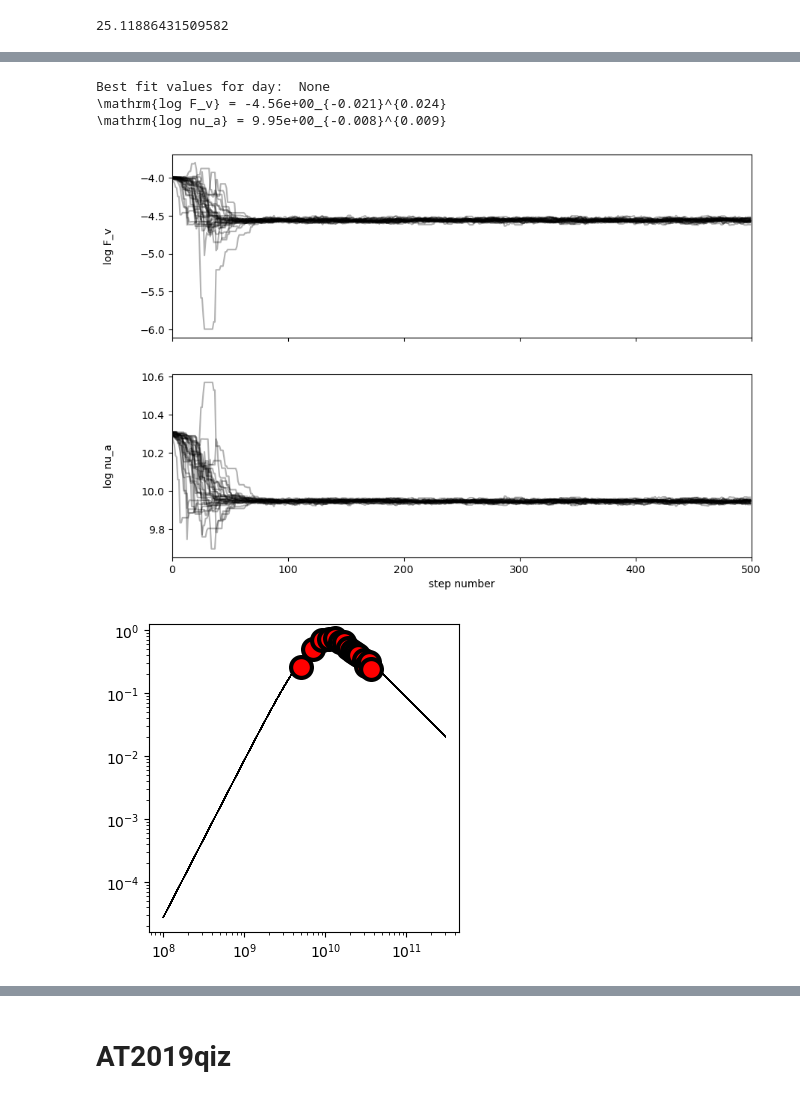
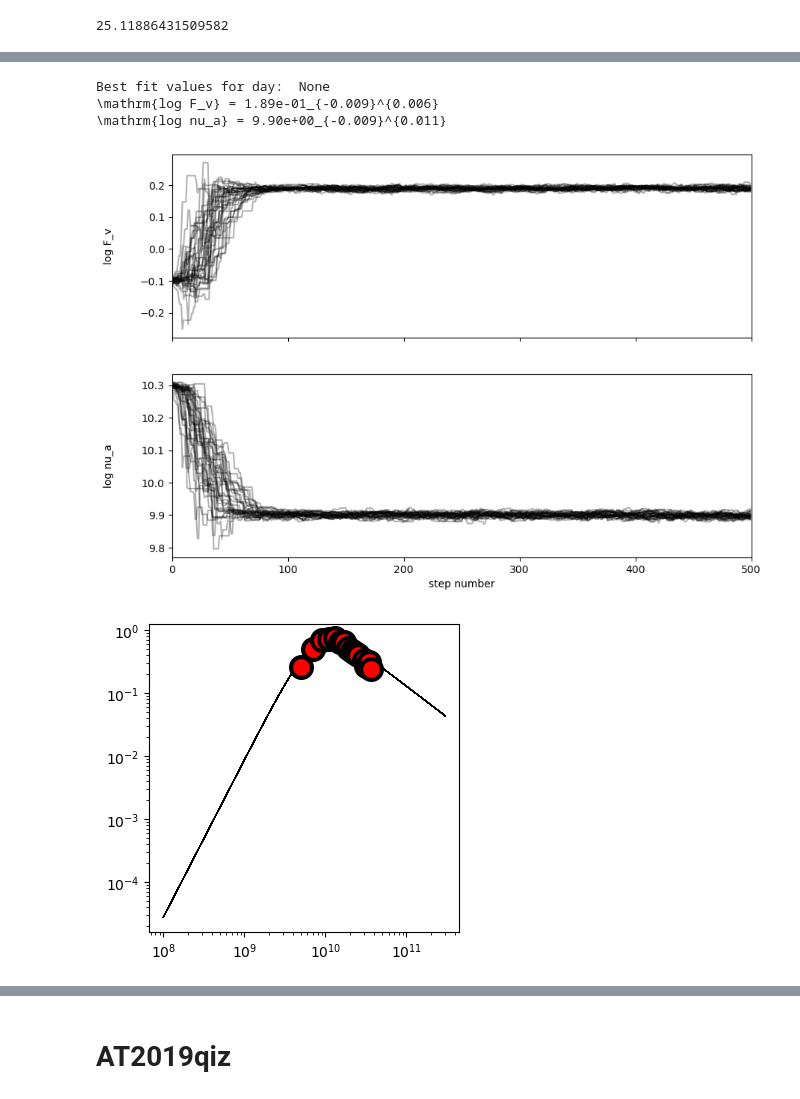
Before and after one commit to noahfranz13/SO-Classes, a Jupyter notebook: ASTR578/SEDs.ipynb, the cells around one changed output, grey strips where cells are left out. Cells and saved outputs as stored; diff of their text form; code cells hidden in the pictures.

```diff
--- a/ASTR578/SEDs.ipynb
+++ b/ASTR578/SEDs.ipynb
@@ -407,25 +405,25 @@ Best fit values for day:  None
 # %%
 # without mm fit
 
 # try to fit the data
-theta_inits = [-4,10.3]
+theta_inits = [-0.1,10.3]
 n = 500
 model = CustomB5
-p = syncfit.analysis.get_bounds(sampler, labels=['p', 'log F_v', 'log nu_a', 'log nu_c'], discard=n//2)[0][0]
+p = 2.97 #syncfit.analysis.get_bounds(sampler, labels=['p', 'log F_v', 'log nu_a', 'log nu_c'], discard=n//2)[0][0]
 
 F_uJy = ds.FluxDensity[ds.Frequency < 8e10/1e9]*1e3
 F_err_uJy = ds.FluxDensityErr[ds.Frequency < 8e10/1e9]*1e3
 
 sampler_nomm = syncfit.do_emcee(theta_inits, ds.Frequency[ds.Frequency < 8e10/1e9], F_uJy, F_err_uJy,
                                 plot=True, niter=n, model=model, nwalkers=32, fix_p=p)
 
 out_nomm, log_prob_nomm = syncfit.analysis.extract_output(sampler_nomm)
 # %% [output]
 Best fit values for day:  None
-\mathrm{log F_v} = -4.56e+00_{-0.021}^{0.024}
-\mathrm{log nu_a} = 9.95e+00_{-0.008}^{0.009}
+\mathrm{log F_v} = 1.89e-01_{-0.009}^{0.006}
+\mathrm{log nu_a} = 9.90e+00_{-0.009}^{0.011}
-[figure, old version]
+[figure, new version]
-[figure, old version]
+[figure, new version]
 # %%
 # plot up the data
 fig, ax = plt.subplots()
```
Also changed, not shown: parts of 12 cells of this notebook, 4 other files.
